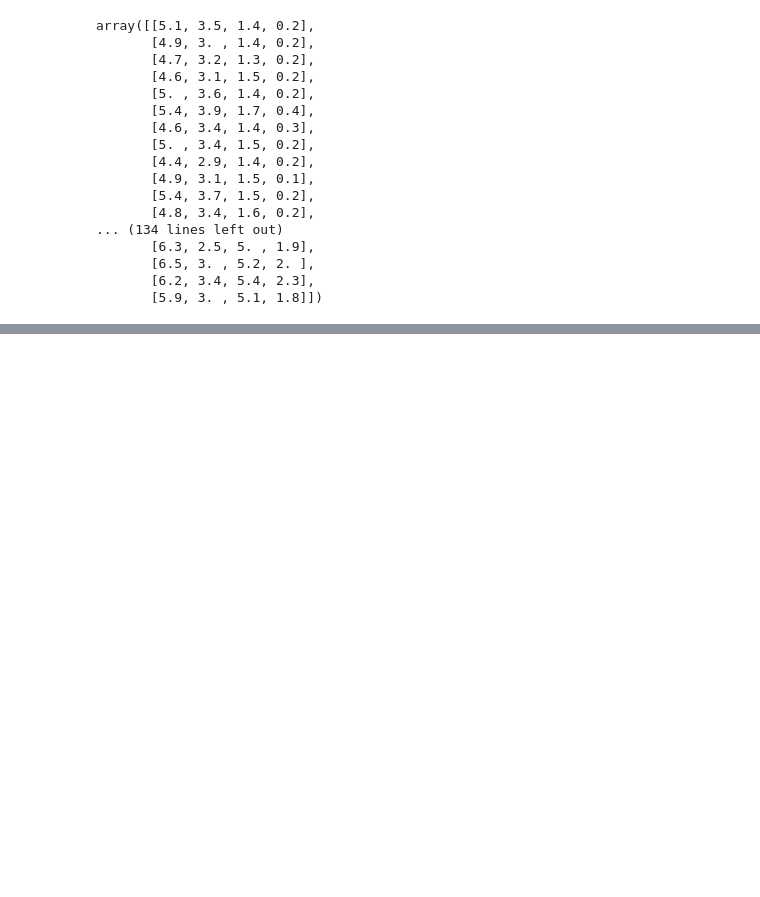
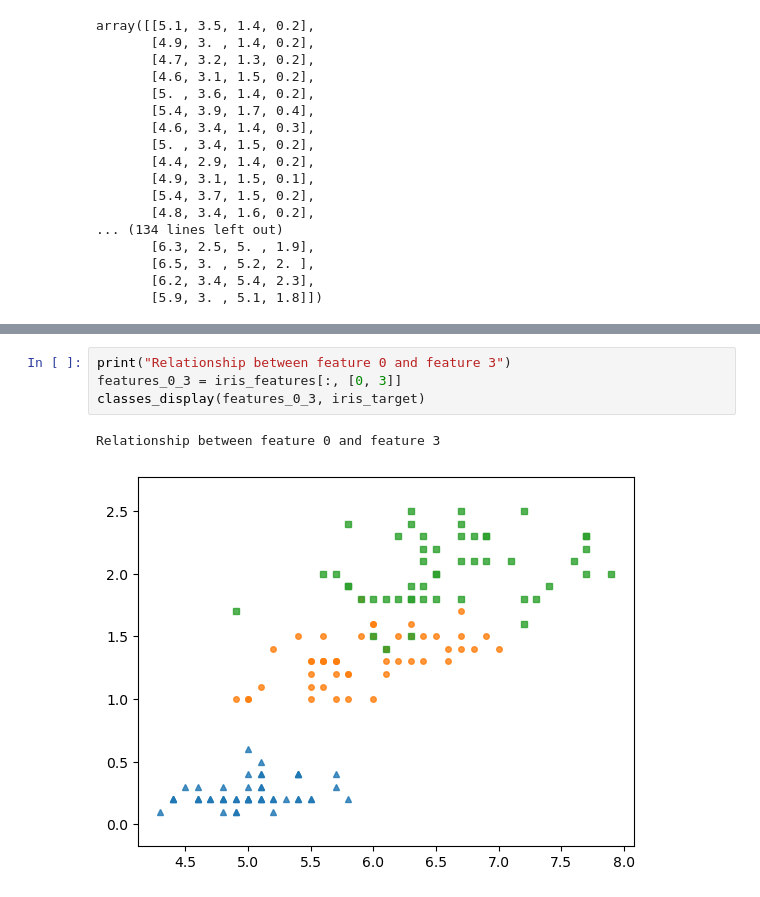
Before and after one commit to TaQuangKhoi/He-thong-thong-tin-thong-minh, a Jupyter notebook: 16-Jun-2023 - KNN - Iris.ipynb, the cells around one changed output, grey strips where cells are left out. Cells and saved outputs as stored; diff of their text form; blank space fills up the shorter version.

```diff
--- a/16-Jun-2023 - KNN - Iris.ipynb
+++ b/16-Jun-2023 - KNN - Iris.ipynb
@@ -49,0 +166,7 @@ array([[5.1, 3.5, 1.4, 0.2],
+# %%
+print("Relationship between feature 0 and feature 3")
+features_0_3 = iris_features[:, [0, 3]]
+classes_display(features_0_3, iris_target)
+# %% [output]
+Relationship between feature 0 and feature 3
+[figure, added]
```
Also changed, not shown: parts of 13 cells of this notebook.
